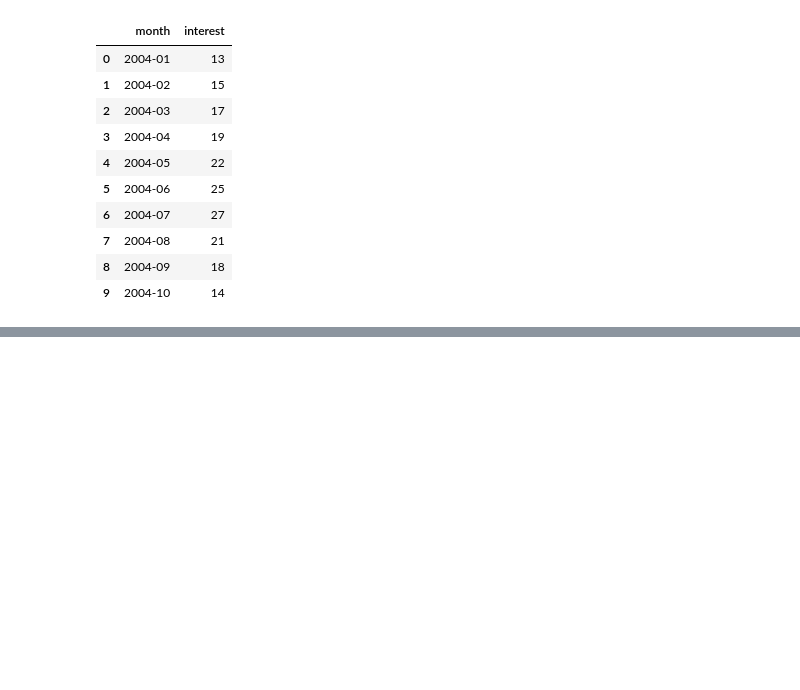
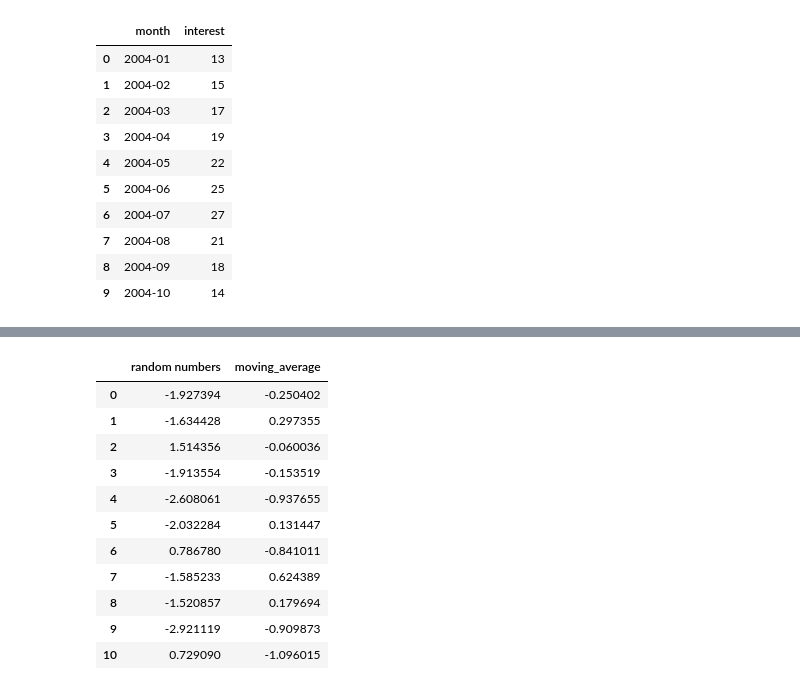
Before and after one commit to aseemanand/pycatcher, a Jupyter notebook: notebooks/Example Notebook.ipynb, the cells around one changed output, grey strips where cells are left out. Saved outputs shown, nothing was run; the diff lists cells and outputs as text; code cells hidden in the pictures; blank space fills up the shorter version.

Commit message:
Fixed display issue for outliers in MA method

```diff
--- a/notebooks/Example Notebook.ipynb
+++ b/notebooks/Example Notebook.ipynb
@@ -233,0 +236,6 @@ month
+# %%
+import pandas as pd
+import numpy as np
+
+df = pd.DataFrame({'random numbers': np.random.randn(200)})
+df.head(20)
@@ -233,0 +260,3 @@ month
+# %%
+pc.detect_outliers_moving_average(df)
+# %% [output]
@@ -233,0 +269,12 @@ month
+|  | random numbers | moving_average |
+| 0 | -1.927394 | -0.250402 |
+| 1 | -1.634428 | 0.297355 |
+| 2 | 1.514356 | -0.060036 |
+| 3 | -1.913554 | -0.153519 |
+| 4 | -2.608061 | -0.937655 |
+| 5 | -2.032284 | 0.131447 |
+| 6 | 0.786780 | -0.841011 |
+| 7 | -1.585233 | 0.624389 |
+| 8 | -1.520857 | 0.179694 |
+| 9 | -2.921119 | -0.909873 |
+| 10 | 0.729090 | -1.096015 |
```
Also changed, not shown: parts of 11 cells of this notebook, 2 other files.
